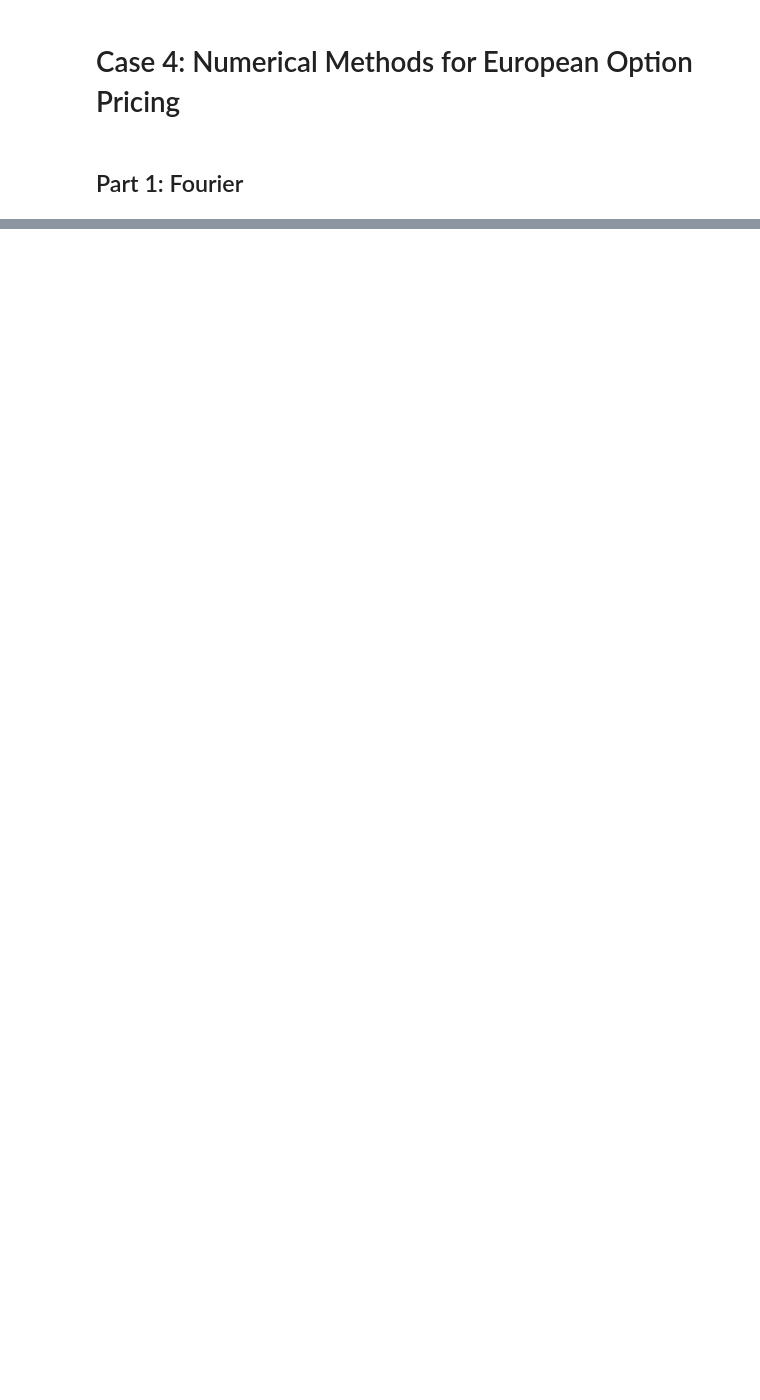
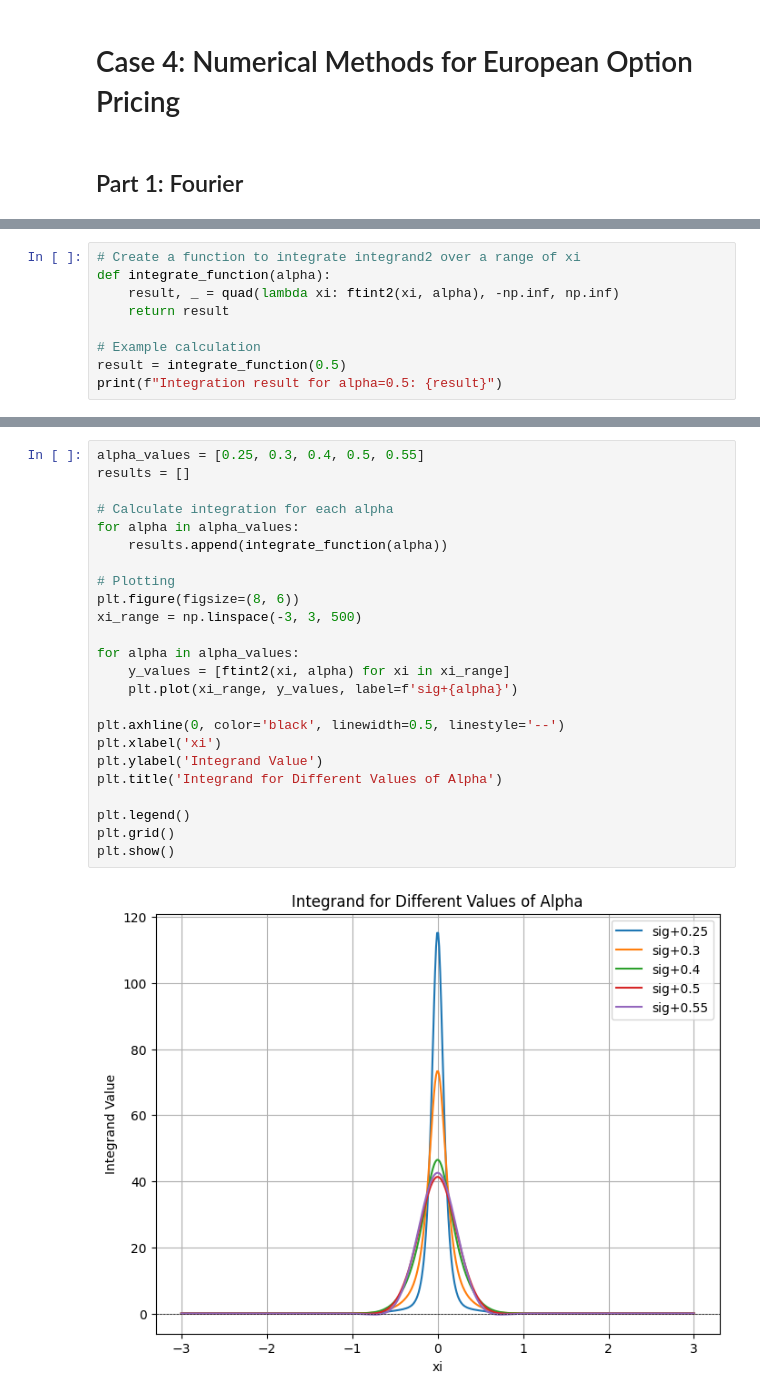
Before and after one commit to ashademeij/MathematicalFinance, a Jupyter notebook: Case 4/NumericalMethods.ipynb, the cells around one changed output, grey strips where cells are left out. Drawn from its saved outputs; the diff is of its cells as text; blank space fills up the shorter version.

```diff
--- a/Case 4/NumericalMethods.ipynb
+++ b/Case 4/NumericalMethods.ipynb
@@ -120,0 +37,9 @@ Call Option Price normal Binomial Model: 22.97432246410553
+# %%
+# Create a function to integrate integrand2 over a range of xi
+def integrate_function(alpha):
+    result, _ = quad(lambda xi: ftint2(xi, alpha), -np.inf, np.inf)
+    return result
+
+# Example calculation
+result = integrate_function(0.5)
+print(f"Integration result for alpha=0.5: {result}")
@@ -120,0 +73,26 @@ Call Option Price normal Binomial Model: 22.97432246410553
+# %%
+alpha_values = [0.25, 0.3, 0.4, 0.5, 0.55]
+results = []
+
+# Calculate integration for each alpha
+for alpha in alpha_values:
+    results.append(integrate_function(alpha))
+
+# Plotting
+plt.figure(figsize=(8, 6))
+xi_range = np.linspace(-3, 3, 500)
+
+for alpha in alpha_values:
+    y_values = [ftint2(xi, alpha) for xi in xi_range]
+    plt.plot(xi_range, y_values, label=f'sig+{alpha}')
+
+plt.axhline(0, color='black', linewidth=0.5, linestyle='--')
+plt.xlabel('xi')
+plt.ylabel('Integrand Value')
+plt.title('Integrand for Different Values of Alpha')
+
+plt.legend()
+plt.grid()
+plt.show()
+# %% [output]
+[figure, added]
```
Also changed, not shown: parts of 12 cells of this notebook.
